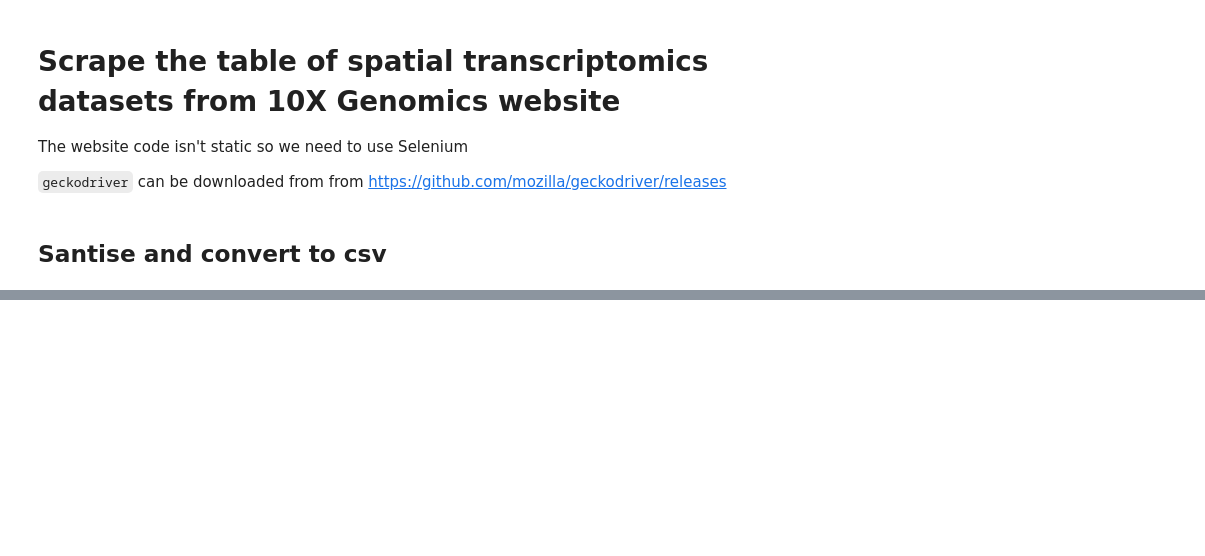
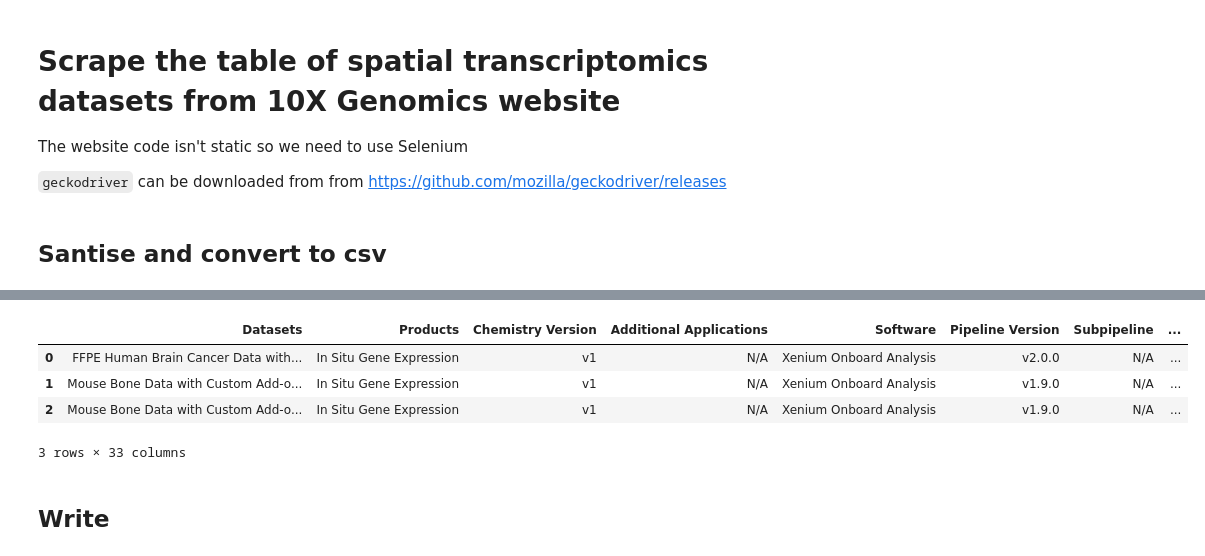
Before and after one commit to theislab/spatialdata-db, a Jupyter notebook: utils/scripts/parse_10X_ST_table.ipynb, the cells around one changed output, grey strips where cells are left out. Drawn from its saved outputs; the diff is of its cells as text; code cells hidden in the pictures; blank space fills up the shorter version.

```diff
--- a/utils/scripts/parse_10X_ST_table.ipynb
+++ b/utils/scripts/parse_10X_ST_table.ipynb
@@ -87,0 +232,2 @@ df
+# %%
+all_data = df.merge(link_df, on="Datasets", how="left")
@@ -88 +254,47 @@ df
+# %%
+def generate_unique_ids(
+    n: int, size: int = 5, chars=string.ascii_lowercase + string.digits
+):
+    """Generate a list of n unique pseudo-random IDs."""
+    unique_ids = set()
+    while len(unique_ids) < n:
+        # Generate a new ID
+        new_id = "".join(random.choices(chars, k=size))
+        # Add to the set of unique IDs if not already present
+        unique_ids.add(new_id)
+
+    assert len(unique_ids) == n
+
+    return list(unique_ids)
+
+
+all_data["uid"] = generate_unique_ids(len(all_data), size=5)
+# %%
+all_data["id"] = all_data.apply(
+    lambda row: f"{row['uid']}__10X__{row['tech']}__{row['Species']}__{row['organ']}__{row['year']}__{row['Pipeline Version']}",
+    axis=1,
+)
+
+# optionally add replicate information if available
+all_data["rep"] = (
+    all_data.Replicate.str.replace(" ", "").str.replace("/", "").str.replace(",", "")
+)
+
+all_data["id"] = (
+    all_data.apply(
+        lambda row: f"{row['id']}__{row['rep']}",
+        axis=1,
+    )
+    .str.replace("__nan", "")
+    .unique()
+)
+all_data.head(3)
+# %% [output]
+|  | Datasets | Products | Chemistry Version | Additional Applications | Software | Pipeline Version | Subpipeline | ... |
+| 0 | FFPE Human Brain Cancer Data with... | In Situ Gene Expression | v1 | N/A | Xenium Onboard Analysis | v2.0.0 | N/A | ... |
+| 1 | Mouse Bone Data with Custom Add-o... | In Situ Gene Expression | v1 | N/A | Xenium Onboard Analysis | v1.9.0 | N/A | ... |
+| 2 | Mouse Bone Data with Custom Add-o... | In Situ Gene Expression | v1 | N/A | Xenium Onboard Analysis | v1.9.0 | N/A | ... |
+3 rows × 33 columns
+# %% [markdown]
+## Write
 # %%
```
Also changed, not shown: parts of 12 cells of this notebook, 2 other files.
